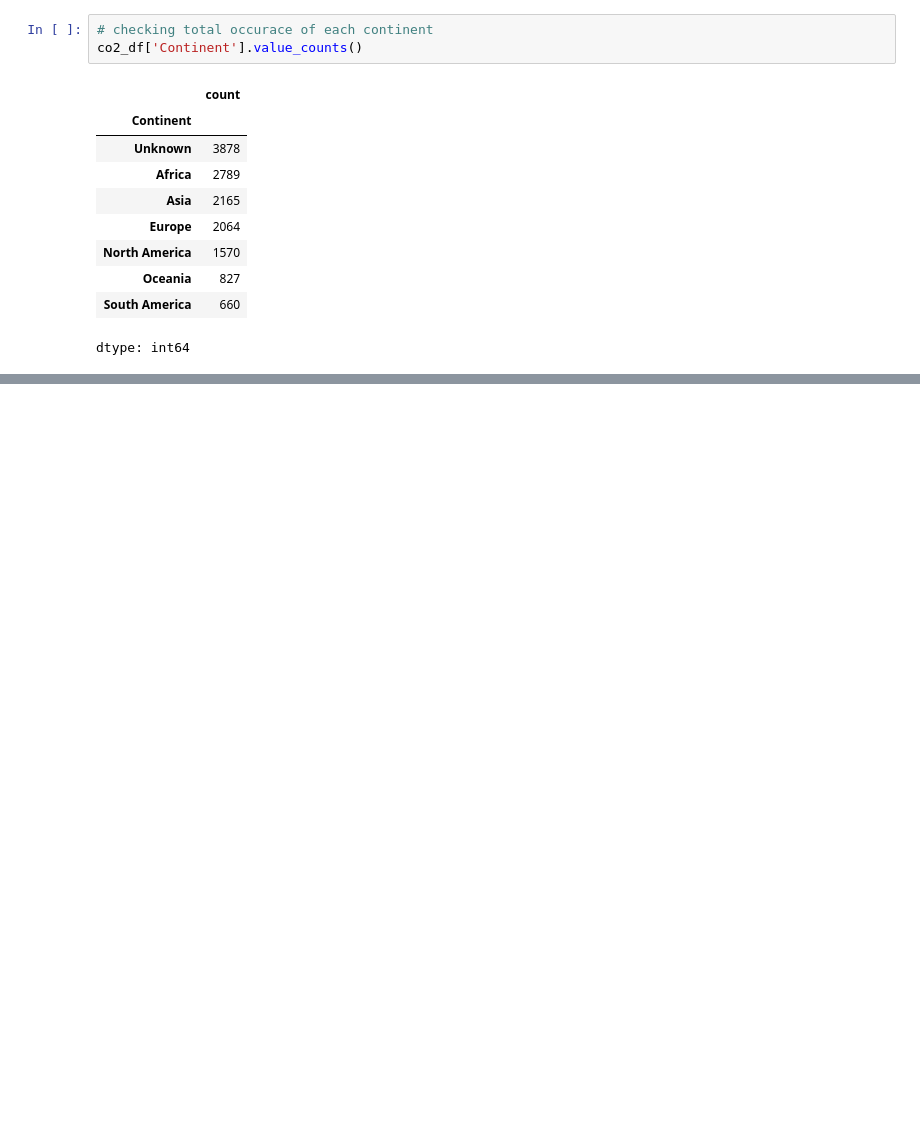
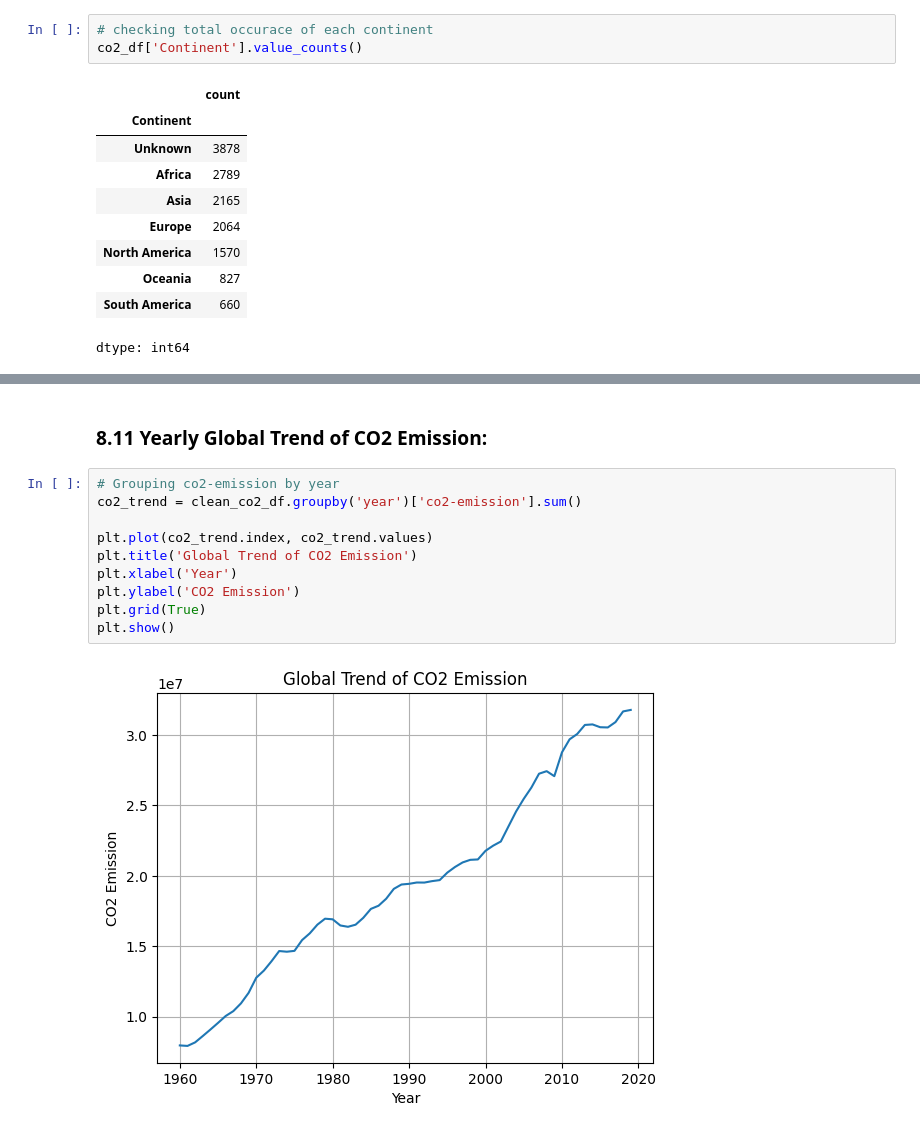
Before and after one commit to HassanZeb01/land_temperature_by_country, a Jupyter notebook: climate_temperature.ipynb, the cells around one changed output, grey strips where cells are left out. Saved outputs shown, nothing was run; the diff lists cells and outputs as text; blank space fills up the shorter version.

```diff
--- a/climate_temperature.ipynb
+++ b/climate_temperature.ipynb
@@ -1108,0 +1116,14 @@ clean_co2_df
+# %% [markdown]
+### **8.11 Yearly Global Trend of CO2 Emission:**
+# %%
+# Grouping co2-emission by year
+co2_trend = clean_co2_df.groupby('year')['co2-emission'].sum()
+
+plt.plot(co2_trend.index, co2_trend.values)
+plt.title('Global Trend of CO2 Emission')
+plt.xlabel('Year')
+plt.ylabel('CO2 Emission')
+plt.grid(True)
+plt.show()
+# %% [output]
+[figure, added]
```
Also changed, not shown: parts of 43 cells of this notebook.
